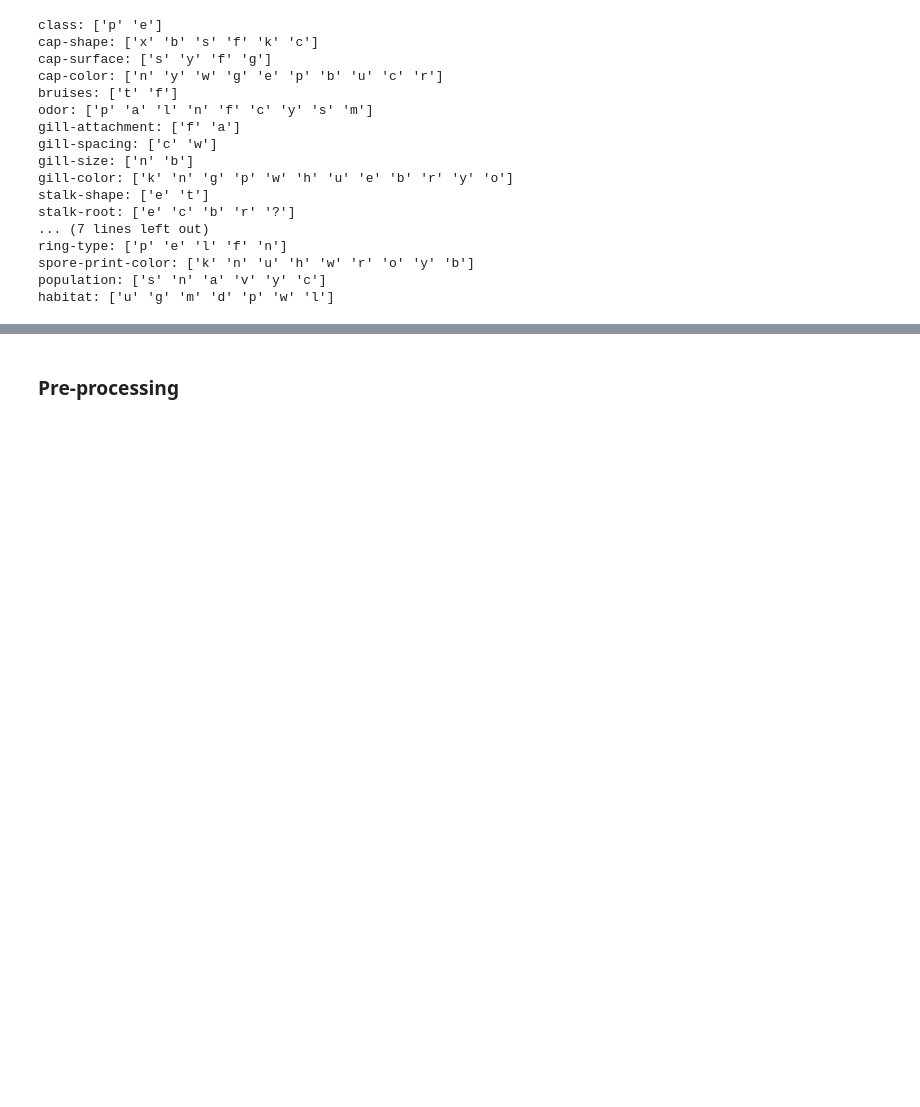
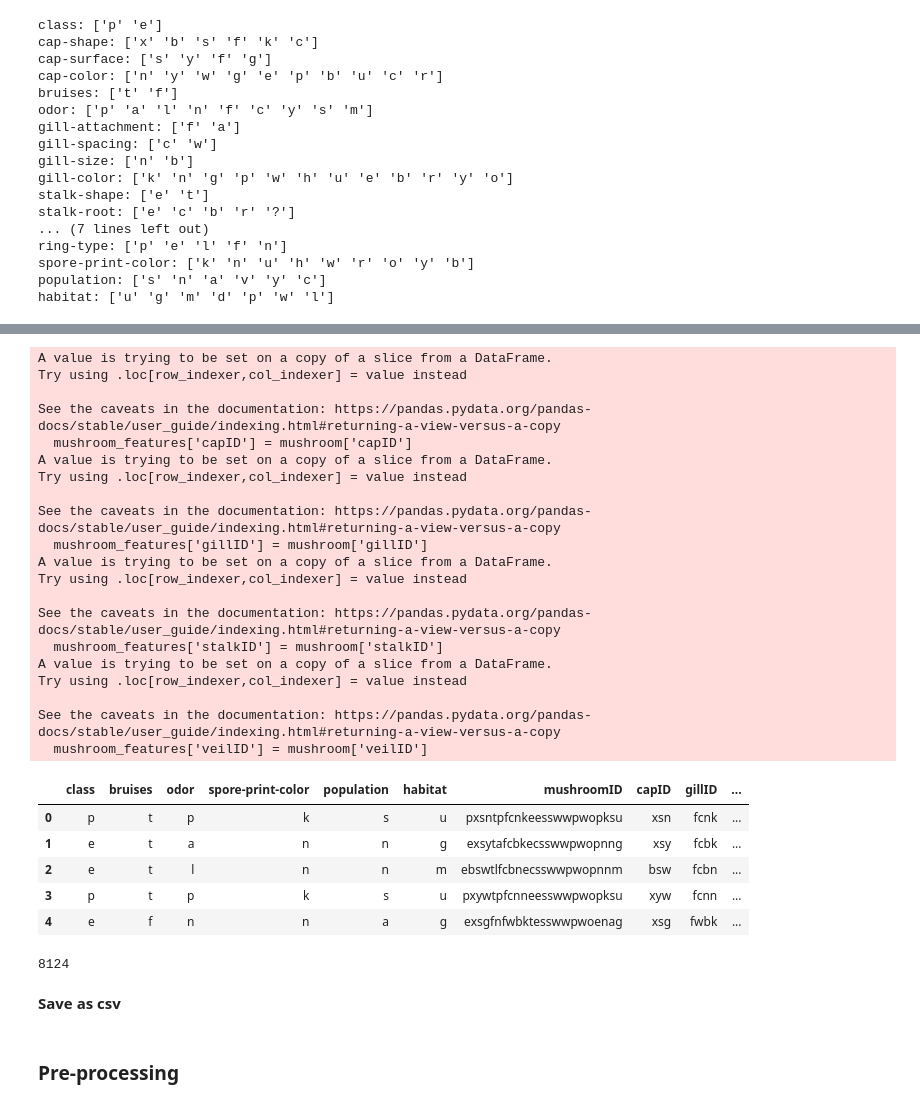
Before and after one commit to artolon/Final-Project, a Jupyter notebook: Mushroom-Exploration-1987.ipynb, the cells around one changed output, grey strips where cells are left out. Drawn from its saved outputs; the diff is of its cells as text; code cells hidden in the pictures; blank space fills up the shorter version.

Commit message:
created separate ids for different tables

```diff
--- a/Mushroom-Exploration-1987.ipynb
+++ b/Mushroom-Exploration-1987.ipynb
@@ -147,0 +187,19 @@ for i, val in enumerate(mush_vars):
+# %%
+# All of the cap features
+cap_features = mushroom[['cap-shape', 'cap-surface', 'cap-color']]
+cap_features['capID'] = cap_features[['cap-shape', 'cap-surface', 'cap-color']].sum(axis=1)
+
+# All of the gill features
+gill_features = mushroom[['gill-attachment', 'gill-spacing', 'gill-size', 'gill-color']]
+gill_features['gillID'] = gill_features[['gill-attachment', 'gill-spacing', 'gill-size', 'gill-color']].sum(axis=1)
+
+# All of the stalk features
+stalk_features = mushroom[['stalk-shape', 'stalk-root', 'stalk-surface-above-ring',
+                           'stalk-surface-below-ring', 'stalk-color-above-ring', 'stalk-color-below-ring']]
+stalk_features['stalkID'] = stalk_features[['stalk-shape', 'stalk-root', 'stalk-surface-above-ring',
+                           'stalk-surface-below-ring', 'stalk-color-above-ring', 'stalk-color-below-ring']].sum(axis=1)
+
+# All of the veil features
+# ring is combined with veil because they are part of the same thing on mushroom anatomy
+veil_features = mushroom[['veil-type', 'veil-color', 'ring-number', 'ring-type']]
+veil_features['veilID'] = veil_features[['veil-type', 'veil-color', 'ring-number', 'ring-type']].sum(axis=1)
@@ -147,0 +299,41 @@ for i, val in enumerate(mush_vars):
+# %%
+# Add the ids to the mushroom features
+mushroom_features['capID'] = mushroom['capID']
+mushroom_features['gillID'] = mushroom['gillID']
+mushroom_features['stalkID'] = mushroom['stalkID']
+mushroom_features['veilID'] = mushroom['veilID']
+
+mushroom_features.head()
+# %% [output]
+A value is trying to be set on a copy of a slice from a DataFrame.
+Try using .loc[row_indexer,col_indexer] = value instead
+
+See the caveats in the documentation: https://pandas.pydata.org/pandas-docs/stable/user_guide/indexing.html#returning-a-view-versus-a-copy
+  mushroom_features['capID'] = mushroom['capID']
+A value is trying to be set on a copy of a slice from a DataFrame.
+Try using .loc[row_indexer,col_indexer] = value instead
+
+See the caveats in the documentation: https://pandas.pydata.org/pandas-docs/stable/user_guide/indexing.html#returning-a-view-versus-a-copy
+  mushroom_features['gillID'] = mushroom['gillID']
+A value is trying to be set on a copy of a slice from a DataFrame.
+Try using .loc[row_indexer,col_indexer] = value instead
+
+See the caveats in the documentation: https://pandas.pydata.org/pandas-docs/stable/user_guide/indexing.html#returning-a-view-versus-a-copy
+  mushroom_features['stalkID'] = mushroom['stalkID']
+A value is trying to be set on a copy of a slice from a DataFrame.
+Try using .loc[row_indexer,col_indexer] = value instead
+
+See the caveats in the documentation: https://pandas.pydata.org/pandas-docs/stable/user_guide/indexing.html#returning-a-view-versus-a-copy
+  mushroom_features['veilID'] = mushroom['veilID']
+|  | class | bruises | odor | spore-print-color | population | habitat | mushroomID | capID | gillID | ... |
+| 0 | p | t | p | k | s | u | pxsntpfcnkeesswwpwopksu | xsn | fcnk | ... |
+| 1 | e | t | a | n | n | g | exsytafcbkecsswwpwopnng | xsy | fcbk | ... |
+| 2 | e | t | l | n | n | m | ebswtlfcbnecsswwpwopnnm | bsw | fcbn | ... |
+| 3 | p | t | p | k | s | u | pxywtpfcnneesswwpwopksu | xyw | fcnn | ... |
+| 4 | e | f | n | n | a | g | exsgfnfwbktesswwpwoenag | xsg | fwbk | ... |
+# %%
+len(mushroom_features.index)
+# %% [output]
+8124
+# %% [markdown]
+**Save as csv**
```
Also changed, not shown: parts of 22 cells of this notebook.
